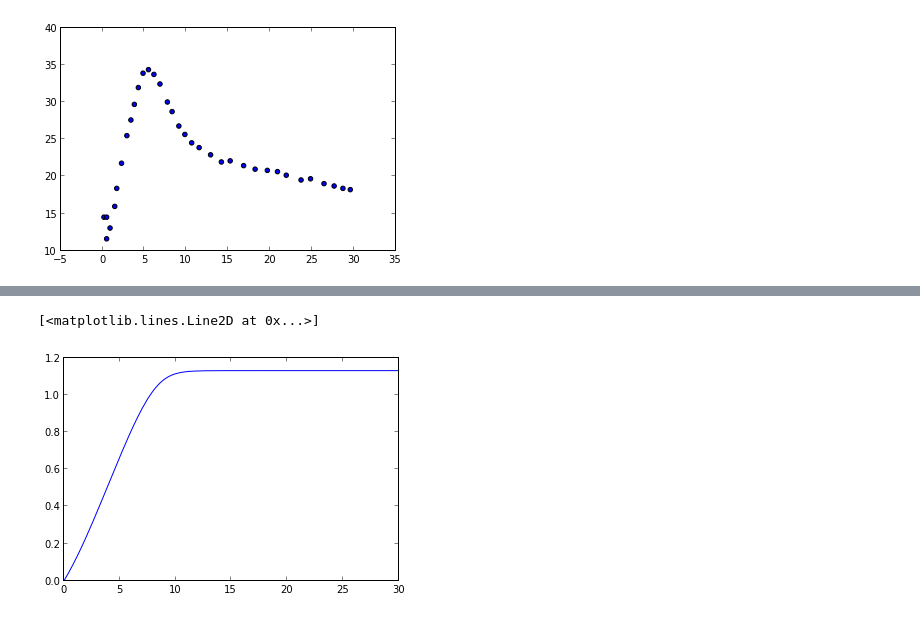
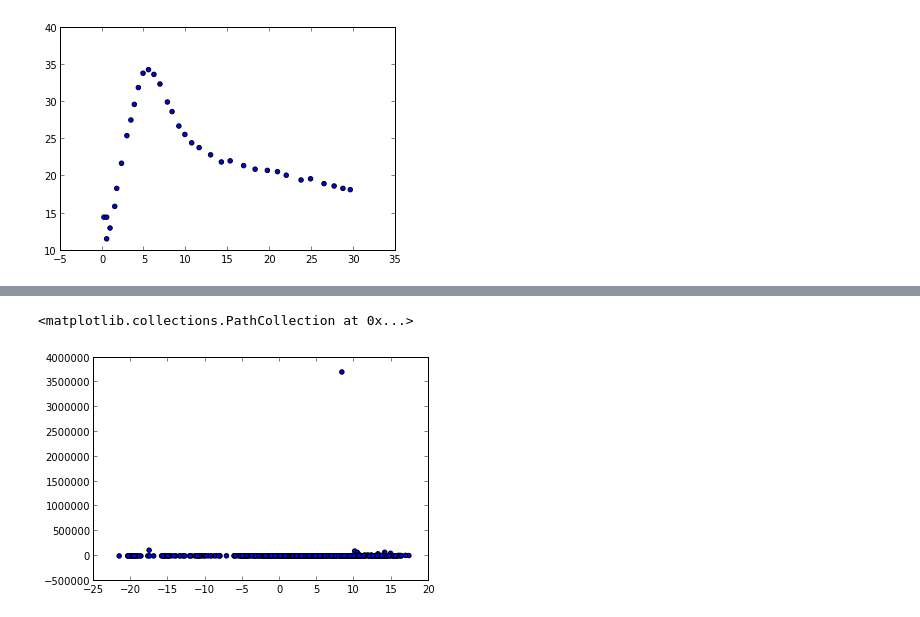
Before and after one commit to juanitaLara/Thesis, a Jupyter notebook: RR-P Parameters.ipynb, the cells around one changed output, grey strips where cells are left out. Drawn from its saved outputs; the diff is of its cells as text; code cells hidden in the pictures.

```diff
--- a/RR-P Parameters.ipynb
+++ b/RR-P Parameters.ipynb
@@ -92,12 +94,15 @@ b_walk = empty((0))
 s_walk = empty((0))
 k1_walk = empty((0))
 k2_walk = empty((0))
+chi_walk = empty((0))
+
 
 a_walk = append(a_walk, random.random())
 b_walk = append(b_walk, random.random())
 s_walk = append(s_walk, random.random())
 k1_walk = append(k1_walk, random.random())
 k2_walk = append(k2_walk, random.random())
+chi_walk = append(chi_walk, 500.0)
 # %%
 #Metropolis_Hastings Algorithm
 
@@ -147,5 +157,5 @@ ValueError: The truth value of an array with more than one element is ambiguous.
-# %%
-plot(t,p)
-# %% [output]
-[<matplotlib.lines.Line2D at 0x...>]
-[figure, removed]
+# %%
+scatter(a_walk,chi_walk)
+# %% [output]
+<matplotlib.collections.PathCollection at 0x...>
+[figure, added]
```
Also changed, not shown: parts of 6 cells of this notebook.
